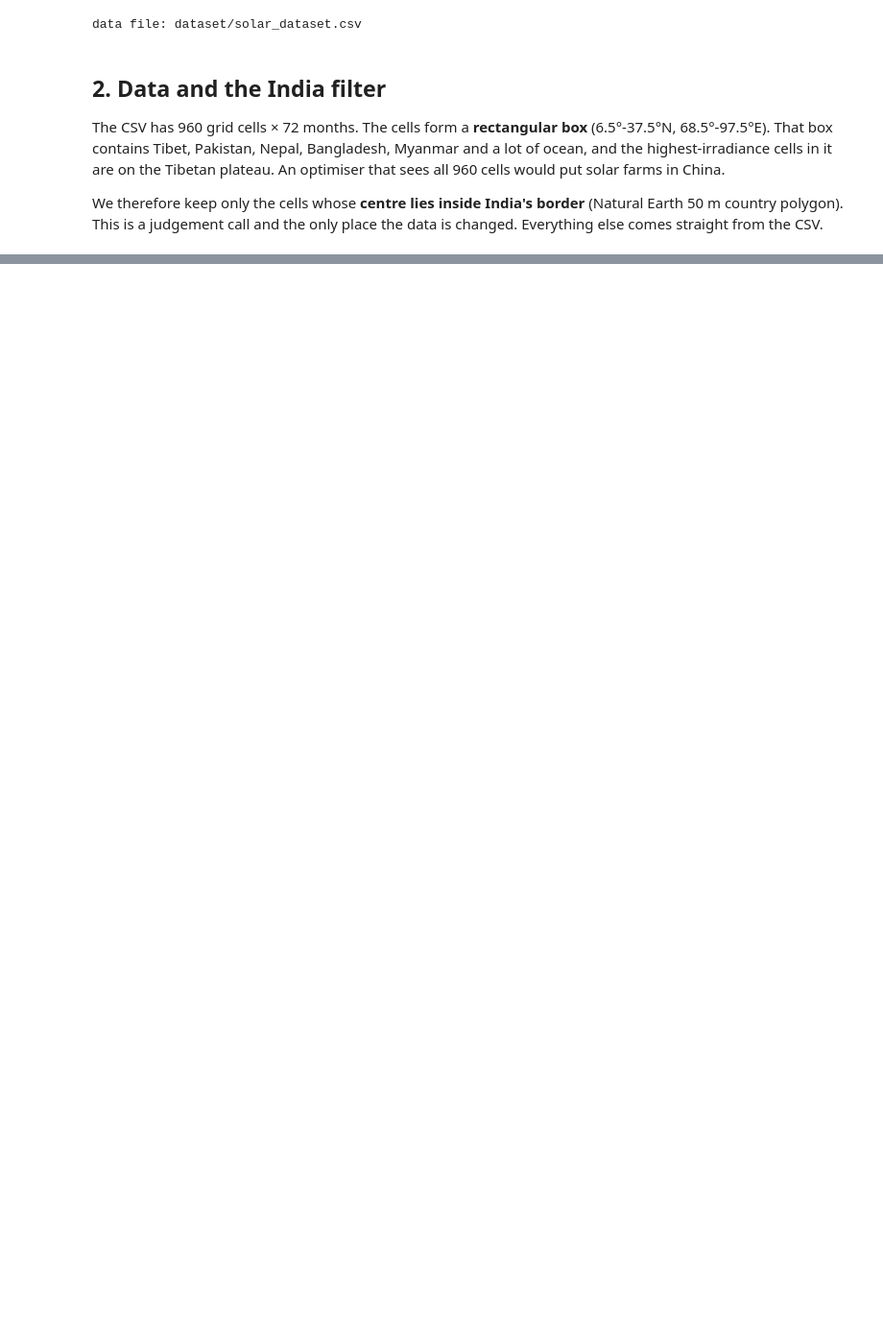
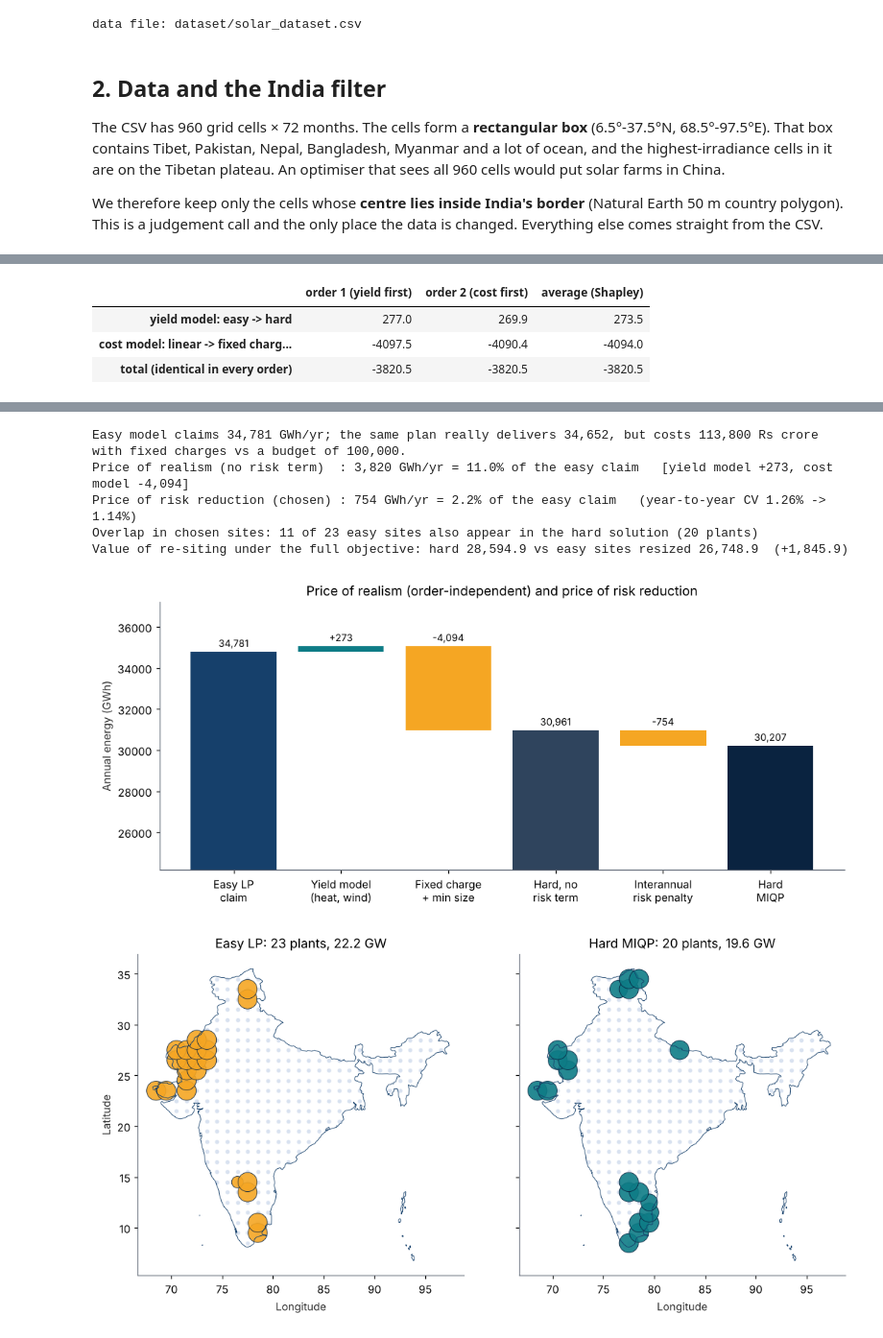
Before and after one commit to a-b007/solar-site-optimization, a Jupyter notebook: Solar_Optimization.ipynb, the cells around one changed output, grey strips where cells are left out. Shown at 96% size. Drawn from its saved outputs; the diff is of its cells as text; code cells hidden in the pictures; blank space fills up the shorter version.

```diff
--- a/Solar_Optimization.ipynb
+++ b/Solar_Optimization.ipynb
@@ -654,0 +486,70 @@ files written: results.json, site_results.csv, figures/*.png
+# %%
+rm_easy = RiskModel(E_easy)
+xh_lin, c_hard_lin, _ = solve_easy(ebar_hard)                  # hard yields, linear cost (LP)
+Ce = solve_miqp(rm_easy, NO_RISK)                              # easy yields, fixed charge + L
+D  = solve_miqp(RM, NO_RISK)                                   # hard yields, fixed charge + L, no risk term
+corner = dict(easy_lin=obj_easy, hard_lin=c_hard_lin, easy_fix=Ce["energy"], hard_fix=D["energy"])
+
+y1, c1 = corner["hard_lin"] - corner["easy_lin"], corner["hard_fix"] - corner["hard_lin"]     # order 1: yield first, then cost
+c2, y2 = corner["easy_fix"] - corner["easy_lin"], corner["hard_fix"] - corner["easy_fix"]     # order 2: cost first, then yield
+y_eff, c_eff = (y1 + y2) / 2, (c1 + c2) / 2
+assert abs(y_eff + c_eff - (corner["hard_fix"] - corner["easy_lin"])) < 1e-6
+eff = pd.DataFrame({"order 1 (yield first)": [y1, c1], "order 2 (cost first)": [y2, c2], "average (Shapley)": [y_eff, c_eff]},
+                   index=["yield model: easy -> hard", "cost model: linear -> fixed charge + min size"])
+eff.loc["total (identical in every order)"] = eff.sum(axis=0)
+display(eff.round(1))
+
+# plans, all evaluated with the realistic yields and costs
+S_C = SupportQP(RM, NO_RISK).solve(y_easy)[0]                  # easy's sites, resized for fixed charges, energy only
+S_F = SupportQP(RM, RISK).solve(y_easy)[0]                     # easy's sites, resized under the full objective
+plans = {"Easy LP plan": x_easy, "Easy sites, resized (energy only)": S_C, "Easy sites, resized (full objective)": S_F,
+         "Hard, no risk term": D["x"], "Hard MIQP": x_hard}
+tbl = pd.DataFrame({k: metrics(v) for k, v in plans.items()}).T
+tbl.insert(0, "objective", [float(RM.ebar @ v - RM.penalty(v, RISK)) for v in plans.values()])
+display(tbl.round(3))
+
+E_nr, E_h = D["energy"], H["energy"]
+price_real = obj_easy - E_nr; price_risk = E_nr - E_h
+print(f"\nEasy model claims {obj_easy:,.0f} GWh/yr; the same plan really delivers {RM.ebar @ x_easy:,.0f}, but costs {metrics(x_easy)['cost']:,.0f} Rs crore with fixed charges vs a budget of {BUDGET:,.0f}.")
+print(f"Price of realism (no risk term)  : {price_real:,.0f} GWh/yr = {100 * price_real / obj_easy:.1f}% of the easy claim"
+      f"   [yield model {y_eff:+,.0f}, cost model {c_eff:+,.0f}]")
+print(f"Price of risk reduction (chosen) : {price_risk:,.0f} GWh/yr = {100 * price_risk / obj_easy:.1f}% of the easy claim"
+      f"   (year-to-year CV {metrics(D['x'])['cv_years_pct']:.2f}% -> {mh['cv_years_pct']:.2f}%)")
+print(f"Overlap in chosen sites: {int(((x_easy>1e-9)&(x_hard>1e-9)).sum())} of {int((x_easy>1e-9).sum())} easy sites also appear in the hard solution ({int(y_h.sum())} plants)")
+print(f"Value of re-siting under the full objective: hard {H['obj']:,.1f} vs easy sites resized {RM.ebar @ S_F - RM.penalty(S_F, RISK):,.1f}"
+      f"  (+{H['obj'] - (RM.ebar @ S_F - RM.penalty(S_F, RISK)):,.1f})")
+
+# ---- waterfall: claim -> yield model -> cost model -> hard (no risk) -> risk reduction -> hard MIQP
+vals = [obj_easy, obj_easy + y_eff, E_nr, E_h]; deltas = [y_eff, c_eff, -price_risk]
+labels = ["Easy LP\nclaim", "Yield model\n(heat, wind)", "Fixed charge\n+ min size", "Hard, no\nrisk term", "Interannual\nrisk penalty", "Hard\nMIQP"]
+fig, ax = plt.subplots(figsize=(9.8, 4.4))
+ax.bar(0, obj_easy, color=BLUE); ax.text(0, obj_easy + 250, f"{obj_easy:,.0f}", ha="center", fontsize=9)
+run = obj_easy
+for k, dl in enumerate([y_eff, c_eff], start=1):
+    ax.bar(k, abs(dl), bottom=min(run, run + dl), color=TEAL if dl > 0 else GOLD); ax.text(k, max(run, run + dl) + 250, f"{dl:+,.0f}", ha="center", fontsize=9); run += dl
+ax.bar(3, E_nr, color=NAVY, alpha=.85); ax.text(3, E_nr + 250, f"{E_nr:,.0f}", ha="center", fontsize=9)
+ax.bar(4, abs(price_risk), bottom=min(E_nr, E_h), color=TEAL if price_risk < 0 else GOLD); ax.text(4, E_nr + 250, f"{-price_risk:+,.0f}", ha="center", fontsize=9)
+ax.bar(5, E_h, color=NAVY); ax.text(5, E_h + 250, f"{E_h:,.0f}", ha="center", fontsize=9)
+ax.set_xticks(range(6)); ax.set_xticklabels(labels); ax.set_ylim(min(vals) * 0.8, obj_easy * 1.07); ax.set_ylabel("Annual energy (GWh)")
+ax.set_title("Price of realism (order-independent) and price of risk reduction"); plt.tight_layout(); plt.savefig("figures/fig_waterfall.png", dpi=200); plt.show()
+
+# ---- where the plants are
+fig, ax = plt.subplots(1, 2, figsize=(10.5, 5.0), sharey=True)
+for a, x, name, col in [(ax[0], x_easy, "Easy LP", GOLD), (ax[1], x_hard, "Hard MIQP", TEAL)]:
+    a.scatter(sites.LON, sites.LAT, s=8, c="#D9E2F0"); draw_india(a, 0.6)
+    s = x > 1e-9; a.scatter(sites.LON[s], sites.LAT[s], s=60 + 260 * x[s], c=col, edgecolor=NAVY, lw=0.6, alpha=0.9)
+    a.set_aspect("equal"); a.set_title(f"{name}: {int(s.sum())} plants, {x.sum():.1f} GW"); a.set_xlabel("Longitude")
+ax[0].set_ylabel("Latitude"); plt.tight_layout(); plt.savefig("figures/fig_maps.png", dpi=200); plt.show()
+
+# ---- seasonal profile of each plan under realistic yields
+prof = lambda x: (lambda o: o / o.mean())((RM.E.T @ x).reshape(6, 12).mean(0))
+fig, ax = plt.subplots(figsize=(8, 3.8))
+for x, nm, c in [(x_easy, "Easy LP plan", GOLD), (D["x"], "Hard, no risk term", GREY), (x_hard, "Hard MIQP plan", TEAL)]:
+    ax.plot(MONTHS, prof(x), "-o", color=c, label=nm)
+ax.axhline(1, color=GREY, lw=1); ax.set_ylabel("Output relative to the average month"); ax.set_title("Seasonal generation profile (realistic yields, mean over 2020-2025)")
+ax.legend(frameon=False); plt.tight_layout(); plt.savefig("figures/fig_profile.png", dpi=200); plt.show()
+# %% [output]
+|  | order 1 (yield first) | order 2 (cost first) | average (Shapley) |
+| yield model: easy -> hard | 277.0 | 269.9 | 273.5 |
+| cost model: linear -> fixed charg... | -4097.5 | -4090.4 | -4094.0 |
+| total (identical in every order) | -3820.5 | -3820.5 | -3820.5 |
@@ -654,0 +562,7 @@ files written: results.json, site_results.csv, figures/*.png
+Easy model claims 34,781 GWh/yr; the same plan really delivers 34,652, but costs 113,800 Rs crore with fixed charges vs a budget of 100,000.
+Price of realism (no risk term)  : 3,820 GWh/yr = 11.0% of the easy claim   [yield model +273, cost model -4,094]
+Price of risk reduction (chosen) : 754 GWh/yr = 2.2% of the easy claim   (year-to-year CV 1.26% -> 1.14%)
+Overlap in chosen sites: 11 of 23 easy sites also appear in the hard solution (20 plants)
+Value of re-siting under the full objective: hard 28,594.9 vs easy sites resized 26,748.9  (+1,845.9)
+[figure, added]
+[figure, added]
```
Also changed, not shown: parts of 51 cells of this notebook, 4 other files.
